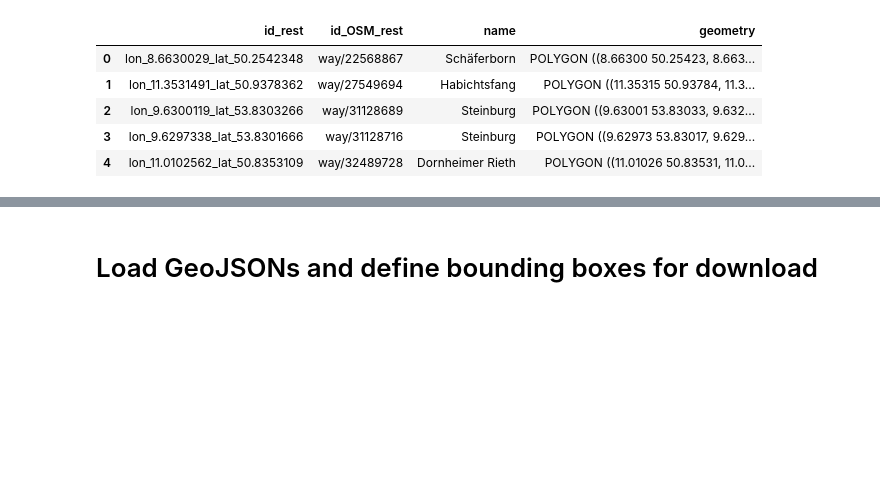
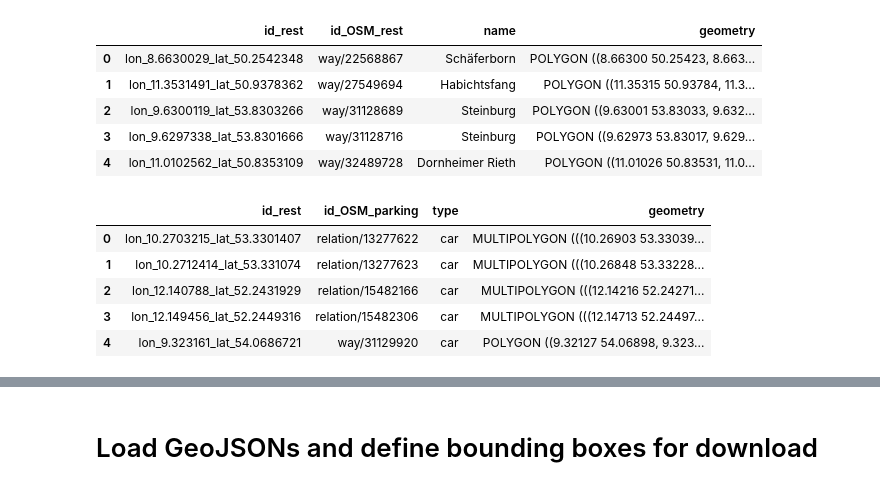
Before and after one commit to benedikt-korbach/remote-sensing-of-parking-areas, a Jupyter notebook: 02_data_acquisition/02c_download_annotate_images.ipynb, the cells around one changed output, grey strips where cells are left out. Cells and saved outputs as stored; diff of their text form; code cells hidden in the pictures; blank space fills up the shorter version.

Commit message:
created wrong polygon geojson

```diff
--- a/02_data_acquisition/02c_download_annotate_images.ipynb
+++ b/02_data_acquisition/02c_download_annotate_images.ipynb
@@ -85,11 +93,18 @@ print("Shape of all_parkings before dropping irrelevant rows:", all_parkings.sha
 print("Shape of rest_stations before dropping irrelevant rows:", rest_stations.shape)
 
 # Drop all rows not corresponding to correctly labelled service stations
-parking_areas_ver = all_parkings[all_parkings["id_rest"].isin(verified_service_stations_list)] # renamed variable!
+parking_areas_ver = all_parkings[all_parkings["id_rest"].isin(verified_service_stations_list)]
 rest_stations_ver = rest_stations[rest_stations["id"].isin(verified_service_stations_list)]
 
+# Drop all rows corresponding to correctly labelled service stations
+parking_areas_wrong = all_parkings[~all_parkings["id_rest"].isin(verified_service_stations_list)]
+rest_stations_wrong = rest_stations[~rest_stations["id"].isin(verified_service_stations_list)]
+
 print("Shape of parking_areas_ver after dropping irrelevant rows:", parking_areas_ver.shape)
-print("Shape of rest_stations after dropping irrelevant rows:", rest_stations_ver.shape)
+print("Shape of rest_stations_ver after dropping irrelevant rows:", rest_stations_ver.shape)
+
+print("Shape of parking_areas_wrong after dropping irrelevant rows:", parking_areas_wrong.shape)
+print("Shape of rest_stations_wrong after dropping irrelevant rows:", rest_stations_wrong.shape)
 # %% [output]
 Shape of all_parkings before dropping irrelevant rows: (1606, 6)
 Shape of rest_stations before dropping irrelevant rows: (506, 5)
@@ -126,3 +143,19 @@ rest_stations_ver.head()
 | 2 | lon_9.6300119_lat_53.8303266 | way/31128689 | Steinburg | POLYGON ((9.63001 53.83033, 9.632... |
 | 3 | lon_9.6297338_lat_53.8301666 | way/31128716 | Steinburg | POLYGON ((9.62973 53.83017, 9.629... |
 | 4 | lon_11.0102562_lat_50.8353109 | way/32489728 | Dornheimer Rieth | POLYGON ((11.01026 50.83531, 11.0... |
+# %%
+# Drop irrelevant columns, reorder columns, reset index of parkings_areas_wrong
+
+parking_areas_wrong = parking_areas_wrong.drop(["id_car", "name"], axis = 1)
+parking_areas_wrong = parking_areas_wrong.rename(columns={"@id": "id_OSM_parking"})
+parking_areas_wrong = parking_areas_wrong.reindex(columns=["id_rest", "id_OSM_parking", "type", "geometry"])
+parking_areas_wrong = parking_areas_wrong.reset_index(drop = True)
+
+parking_areas_wrong.head()
+# %% [output]
+|  | id_rest | id_OSM_parking | type | geometry |
+| 0 | lon_10.2703215_lat_53.3301407 | relation/13277622 | car | MULTIPOLYGON (((10.26903 53.33039... |
+| 1 | lon_10.2712414_lat_53.331074 | relation/13277623 | car | MULTIPOLYGON (((10.26848 53.33228... |
+| 2 | lon_12.140788_lat_52.2431929 | relation/15482166 | car | MULTIPOLYGON (((12.14216 52.24271... |
+| 3 | lon_12.149456_lat_52.2449316 | relation/15482306 | car | MULTIPOLYGON (((12.14713 52.24497... |
+| 4 | lon_9.323161_lat_54.0686721 | way/31129920 | car | POLYGON ((9.32127 54.06898, 9.323... |
```
Also changed, not shown: parts of 6 cells of this notebook, 3 other files.
